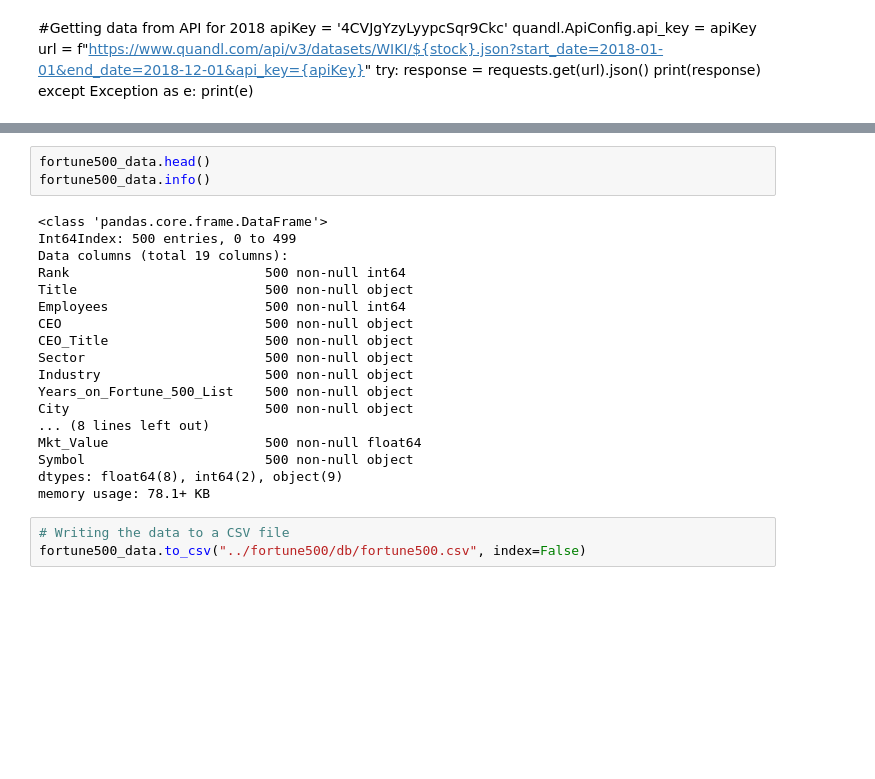
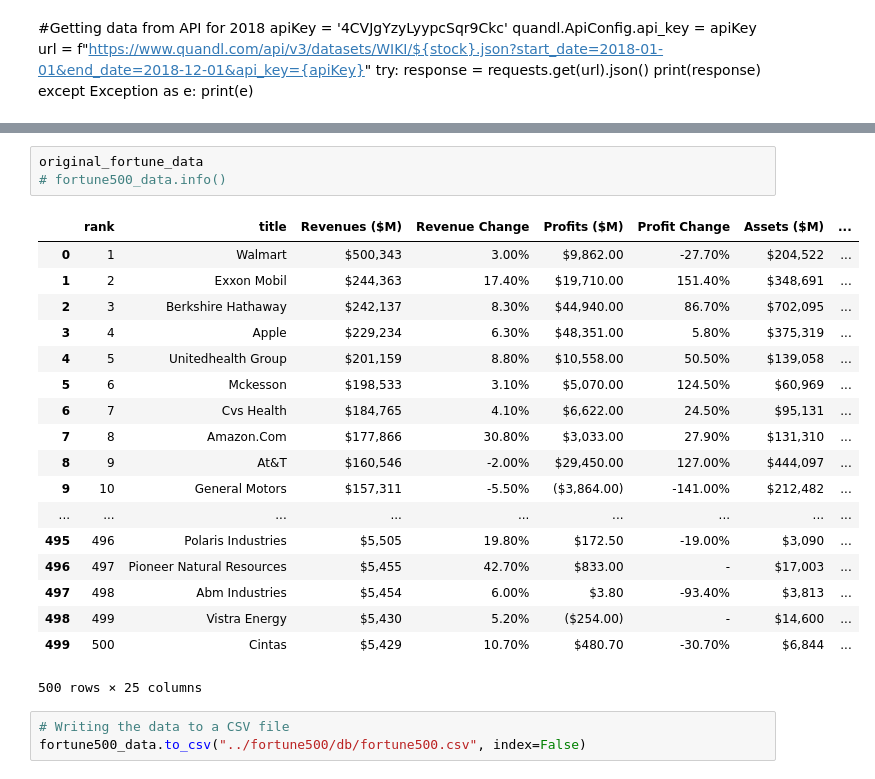
Before and after one commit to ic2019/group_project2, a Jupyter notebook: Scripts/Data_Cleaning_Exploration.ipynb, the cells around one changed output, grey strips where cells are left out. Cells and saved outputs as stored; diff of their text form; blank space fills up the shorter version.

```diff
--- a/Scripts/Data_Cleaning_Exploration.ipynb
+++ b/Scripts/Data_Cleaning_Exploration.ipynb
@@ -241,24 +221,25 @@ fortune500_data = original_fortune_data[["Rank", "Title","Employees","CEO", "CEO
 # %%
-fortune500_data.head()
-fortune500_data.info()
+original_fortune_data
+# fortune500_data.info()
 # %% [output]
+|  | rank | title | Revenues ($M) | Revenue Change | Profits ($M) | Profit Change | Assets ($M) | ... |
+| 0 | 1 | Walmart | $500,343 | 3.00% | $9,862.00 | -27.70% | $204,522 | ... |
+| 1 | 2 | Exxon Mobil | $244,363 | 17.40% | $19,710.00 | 151.40% | $348,691 | ... |
+| 2 | 3 | Berkshire Hathaway | $242,137 | 8.30% | $44,940.00 | 86.70% | $702,095 | ... |
+| 3 | 4 | Apple | $229,234 | 6.30% | $48,351.00 | 5.80% | $375,319 | ... |
+| 4 | 5 | Unitedhealth Group | $201,159 | 8.80% | $10,558.00 | 50.50% | $139,058 | ... |
+| 5 | 6 | Mckesson | $198,533 | 3.10% | $5,070.00 | 124.50% | $60,969 | ... |
+| 6 | 7 | Cvs Health | $184,765 | 4.10% | $6,622.00 | 24.50% | $95,131 | ... |
+| 7 | 8 | Amazon.Com | $177,866 | 30.80% | $3,033.00 | 27.90% | $131,310 | ... |
+| 8 | 9 | At&T | $160,546 | -2.00% | $29,450.00 | 127.00% | $444,097 | ... |
+| 9 | 10 | General Motors | $157,311 | -5.50% | ($3,864.00) | -141.00% | $212,482 | ... |
+| ... | ... | ... | ... | ... | ... | ... | ... | ... |
+| 495 | 496 | Polaris Industries | $5,505 | 19.80% | $172.50 | -19.00% | $3,090 | ... |
+| 496 | 497 | Pioneer Natural Resources | $5,455 | 42.70% | $833.00 | - | $17,003 | ... |
+| 497 | 498 | Abm Industries | $5,454 | 6.00% | $3.80 | -93.40% | $3,813 | ... |
+| 498 | 499 | Vistra Energy | $5,430 | 5.20% | ($254.00) | - | $14,600 | ... |
+| 499 | 500 | Cintas | $5,429 | 10.70% | $480.70 | -30.70% | $6,844 | ... |
-<class 'pandas.core.frame.DataFrame'>
-Int64Index: 500 entries, 0 to 499
-Data columns (total 19 columns):
-Rank                         500 non-null int64
-Title                        500 non-null object
-Employees                    500 non-null int64
-CEO                          500 non-null object
-CEO_Title                    500 non-null object
-Sector                       500 non-null object
-Industry                     500 non-null object
-Years_on_Fortune_500_List    500 non-null object
-City                         500 non-null object
-... (8 lines left out)
-Mkt_Value                    500 non-null float64
-Symbol                       500 non-null object
-dtypes: float64(8), int64(2), object(9)
-memory usage: 78.1+ KB
+500 rows × 25 columns
 # %%
 # Writing the data to a CSV file
 fortune500_data.to_csv("../fortune500/db/fortune500.csv", index=False)
```
Also changed, not shown: parts of 8 cells of this notebook, 9 other files.
